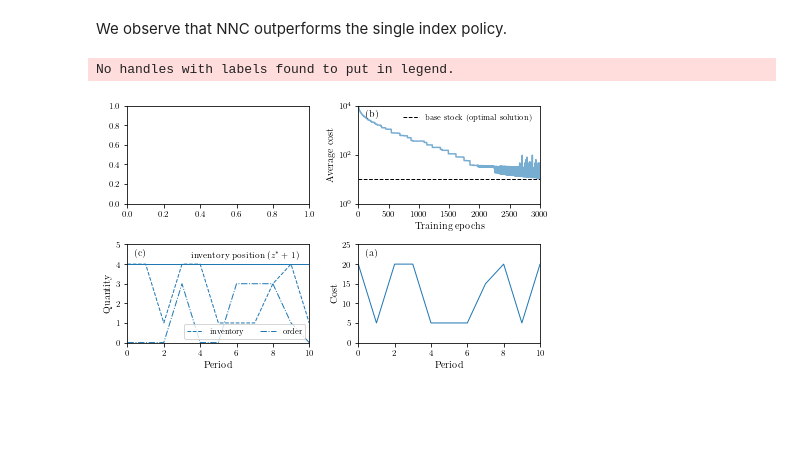
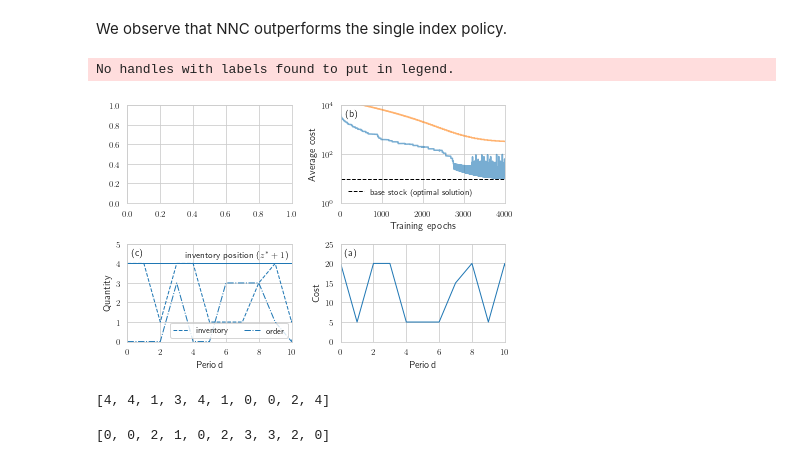
Before and after one commit to kushal-10/inventory-dynamics, a Jupyter notebook: notebooks/base_stock_learning_l=0.ipynb, the cells around one changed output. Cells and saved outputs as stored; diff of their text form; code cells hidden in the pictures; blank space fills up the shorter version.

```diff
--- a/notebooks/base_stock_learning_l=0.ipynb
+++ b/notebooks/base_stock_learning_l=0.ipynb
@@ -82,7 +85,7 @@ We now fine tune the model after imitation, in order to generalize and hopefully
 To do so, we repetively train and fine tune the parameters of 128 trajectories generated by setting a specific random seed. We do not resample new trajectories, as we want the network to overfit on the process. Sampling new samples could increase the input variance, and could potentially slow/prohibit convergence.
 # %%
 tic = time.perf_counter()
-fine_tuning_iterations = 3000
+fine_tuning_iterations = 5000
 minibatch_size = 128
 random_seed = 4
 for it in range(fine_tuning_iterations):
@@ -195,7 +203,7 @@ print()
 from matplotlib.ticker import NullFormatter
 import matplotlib.pyplot as plt
 
-costs = torch.stack(all_training_costs).detach().numpy()
+costs_B = torch.stack(all_training_costs).detach().numpy()
 fig, ax = plt.subplots(ncols=2)
 ax[0].text(0.02*2000,0.35*1e4,r"(a)")
 ax[0].plot(costs,alpha=0.8)
@@ -316,7 +326,7 @@ cost_ratios = []
 cost_nn = []
 cost_ss = []
 
-samples = 100
+samples = 20
 for i in range(samples):
     print("%d/%d samples completed"%(i,samples))
     nn_inv, nn_q, nn_ci, nn_mean_cost = evaluate_nnc_on_sample(state_trajectories,
@@ -544,44 +558,55 @@ NameError: name 'cost_ss' is not defined
 # %% [markdown]
 We observe that NNC outperforms the single index policy.
 # %%
+sns.set_style("whitegrid")
+
 fig, ax = plt.subplots(ncols=2, nrows=2)
-ax[0,1].text(0.035*3000,0.35*1e4,r"(b)")
-ax[0,1].plot(costs,alpha=0.6)
-ax[0,1].hlines(10,0,3000,linewidths=1,colors="k",linestyles="--")
+ax[0,1].text(0.02*5000,0.35*1e4,r"(b)")
+ax[0,1].plot(costs_A,alpha=0.6)
+ax[0,1].plot(costs_B,alpha=0.6)
+ax[0,1].hlines(10,0,5000,linewidths=1,colors="k",linestyles="--")
 ax[0,1].plot(-100,-100,linewidth=1,color="k",linestyle="--",label=r"base stock (optimal solution)")
-ax[0,1].set_xlim(0,3000)
+ax[0,1].set_xlim(0,4000)
 ax[0,1].set_ylim(1e0,1e4)
 ax[0,1].set_yscale('log')
 ax[0,1].set_yticks([1e0,1e2,1e4])
 ax[0,1].yaxis.set_minor_formatter(NullFormatter())
 ax[0,1].set_xlabel(r'Training epochs')
 ax[0,1].set_ylabel(r'Average cost')
-ax[0,1].legend(loc = 1, fontsize=8, frameon=False)
+ax[0,1].legend(loc = 3, fontsize=8, frameon=False)
 
-ax[1,0].text(0.035*10,0.88*5,r"(c)")
+ax[1,0].text(0.02*10,0.88*5,r"(c)")
 ax[1,0].text(0.5*7, 4.3,r"inventory position ($z^*+1$)",fontsize=9)
 ax[1,0].plot(nn_inv,linewidth=1,color="tab:blue",ls="--",label=r"inventory")
 ax[1,0].plot(nn_q,linewidth=1,color="tab:blue",ls="-.",label=r"order")
 ax[1,0].plot([int(nn_inv[i])+int(nn_q[i+1]) for i in range(len(nn_inv)-2)],\
               linewidth=1,color="tab:blue")
 ax[1,0].set_xlim(0,10)
 ax[1,0].set_ylim(0,5)
 ax[1,0].set_xlabel(r"Period")
 ax[1,0].set_ylabel(r"Quantity")
 ax[1,0].legend(loc=4,fontsize=8,ncol=2,frameon=True)
 
-ax[1,1].text(0.035*10,0.88*25,r"(a)")
+ax[1,1].text(0.02*10,0.88*25,r"(a)")
 ax[1,1].plot([x.item() for x in nn_ci],linewidth=1)
 ax[1,1].set_xlim(0,10)
 ax[1,1].set_ylim(0,25)
 ax[1,1].set_xlabel(r"Period")
 ax[1,1].set_ylabel(r"Cost")
 ax[1,1].legend(loc=9,fontsize=8,ncol=2,frameon=False)
 
 plt.tight_layout()
 plt.margins(0,0)
 plt.savefig("training_base_stock_l=0_2.svg", dpi = 300, bbox_inches = 'tight', pad_inches = 0.05)
 plt.show()
 # %% [output]
 No handles with labels found to put in legend.
-[figure, old version]
+[figure, new version]
+# %%
+[int(nn_inv[i]) for i in range(len(nn_inv)-2)][:10]
+# %% [output]
+[4, 4, 1, 3, 4, 1, 0, 0, 2, 4]
+# %%
+[int(nn_q[i+1]) for i in range(len(nn_inv)-2)][:10]
+# %% [output]
+[0, 0, 2, 1, 0, 2, 3, 3, 2, 0]
```
Also changed, not shown: parts of 8 cells of this notebook, 52 other files.
